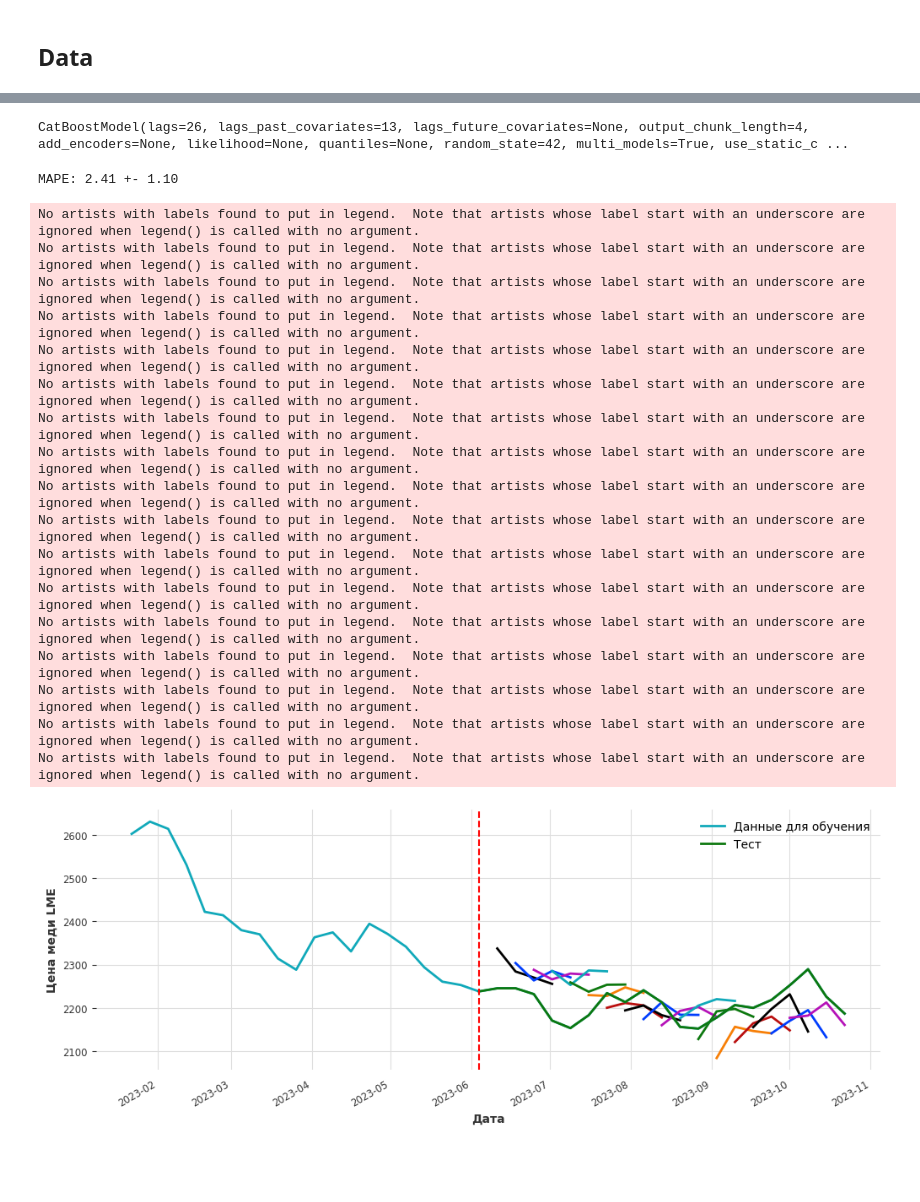
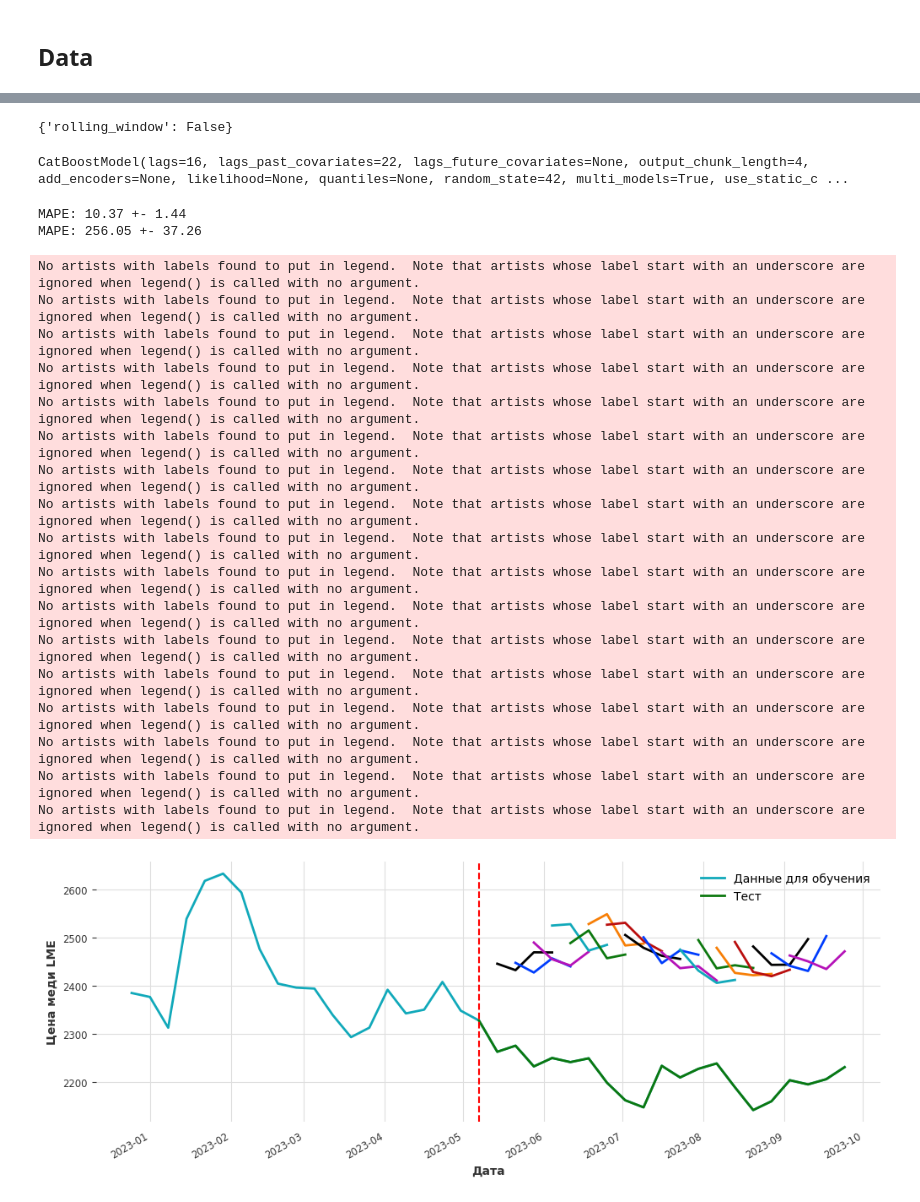
Before and after one commit to vechenn/cost-prediction-repo, a Jupyter notebook: notebooks/darts_modeling_al_Catboost.ipynb, the cells around one changed output, grey strips where cells are left out. Drawn from its saved outputs; the diff is of its cells as text; code cells hidden in the pictures; blank space fills up the shorter version.

```diff
--- a/notebooks/darts_modeling_al_Catboost.ipynb
+++ b/notebooks/darts_modeling_al_Catboost.ipynb
@@ -119,9 +74,9 @@ FORECAST_LEN = 4 # Длина прогноза
 OUT_OF_TIME_DIM = 20 # Размер отложенной выборки
 
 # Извлекаем временной ряд с ценами на alum
-data_ts = TimeSeries.from_dataframe(df, time_col='date', value_cols='lme_price_smooth')
+data_ts = TimeSeries.from_dataframe(price, time_col='date', value_cols='lme_price')
 # Извлекаем коварианты
-data_past_cov = TimeSeries.from_dataframe(df, time_col='date', value_cols=df.columns.values[1:-5])
+data_past_cov = TimeSeries.from_dataframe(df, time_col='date', value_cols=df.columns.values[1:-1])
 # Возьмем срез данных для всего процесса развития модели ts & past_cov и out-of-time выборку
 ts = data_ts[:-OUT_OF_TIME_DIM]
 past_cov = data_past_cov[:-OUT_OF_TIME_DIM]
@@ -160,0 +385,10 @@ ts.plot()
+# %%
+model_settings = {'lags': 16,
+ 'lags_past_covariates': 22,
+ 'iterations': 920,
+ 'l2_leaf_reg': 7.4,
+ 'depth': 8,
+ 'colsample_bylevel': 0.8261135275979132,
+ 'min_data_in_leaf': 172,
+ 'boosting_type': 'Ordered',
+ 'bootstrap_type': 'MVS'}
@@ -161,29 +411,33 @@ ts.plot()
+# %%
+backtest_settings
+# %% [output]
+{'rolling_window': False}
 # %%
-cbr = CatBoostModel(lags=26,
-                    lags_past_covariates=13,
-                    depth=4,
+cbr = CatBoostModel(**model_settings,
                     output_chunk_length=FORECAST_LEN,
                     eval_metric = "MAPE",
                     task_type = "CPU",
-                    thread_count = 16,
+                    thread_count = 8,
                     random_state=42)
 
 shift = max(cbr.model_params["lags"], cbr.model_params["lags_past_covariates"])
 ts_train, ts_valid = ts[ : - int(FORECAST_LEN)], ts[- int(FORECAST_LEN) - shift : ]
 past_cov_train, past_cov_valid = past_cov[ : - int(FORECAST_LEN)], past_cov[- int(FORECAST_LEN) - shift : ]
+
 cbr.fit(series=ts_train,
         past_covariates=past_cov_train,
         val_series=ts_valid,
         val_past_covariates=past_cov_valid, verbose=False
        )
 # %% [output]
-CatBoostModel(lags=26, lags_past_covariates=13, lags_future_covariates=None, output_chunk_length=4, add_encoders=None, likelihood=None, quantiles=None, random_state=42, multi_models=True, use_static_c ...
+CatBoostModel(lags=16, lags_past_covariates=22, lags_future_covariates=None, output_chunk_length=4, add_encoders=None, likelihood=None, quantiles=None, random_state=42, multi_models=True, use_static_c ...
 # %%
 # Тест без переобучения
 # %%
 start_point = 0
-out_of_time_metrics_no_refit = list()
-prediction_curves = {}
+mape_out_of_time_metrics_no_refit = list()
+mae_out_of_time_metrics_no_refit = list()
+out_of_time_prediction_curves = {}
 step = 1
 shift = max(cbr.model_params["lags"], cbr.model_params["lags_past_covariates"])
 out_of_time_ts = data_ts[-(OUT_OF_TIME_DIM + shift):]
@@ -192,42 +446,46 @@ while True:
     cur_test_input = out_of_time_ts[start_point : start_point + shift]
     past_cov_test_input = out_of_time_past_cov[start_point : start_point + shift]
     prediction = cbr.predict(int(FORECAST_LEN), series=cur_test_input, past_covariates=past_cov_test_input)
-    metric = mape(prediction, out_of_time_ts)
-    out_of_time_metrics_no_refit.append(metric)
+    mape_metric = mape(prediction, out_of_time_ts)
+    mae_metric = mae(prediction, out_of_time_ts)
+    mape_out_of_time_metrics_no_refit.append(mape_metric)
+    mae_out_of_time_metrics_no_refit.append(mae_metric)
     start_point+=step
-    prediction_curves[start_point]=prediction
+    out_of_time_prediction_curves[start_point]=prediction
     if start_point + shift + int(FORECAST_LEN) > len(out_of_time_ts):
         break
 
-print("MAPE: {:.2f} +- {:.2f}".format(np.mean(out_of_time_metrics_no_refit), np.std(out_of_time_metrics_no_refit)))
+print("MAPE: {:.2f} +- {:.2f}".format(np.mean(mape_out_of_time_metrics_no_refit), np.std(mape_out_of_time_metrics_no_refit)))
+print("MAPE: {:.2f} +- {:.2f}".format(np.mean(mae_out_of_time_metrics_no_refit), np.std(mae_out_of_time_metrics_no_refit)))
 # %% [output]
-MAPE: 2.41 +- 1.10
+MAPE: 10.37 +- 1.44
+MAPE: 256.05 +- 37.26
 # %%
 fig, ax = plt.subplots(figsize=(12, 4))
-for key, value in prediction_curves.items():
+for key, value in out_of_time_prediction_curves.items():
     value.plot(label=None)
 data_ts[-2*OUT_OF_TIME_DIM:].plot(label='Данные для обучения')
 data_ts[-OUT_OF_TIME_DIM-1:].plot(label='Тест')
 ax.set_ylabel('Цена меди LME');
 ax.set_xlabel('Дата');
 l1 = ax.axvline(x=ts.end_time(), color='r', linestyle='--', linewidth=1.5)
-plt.savefig('pic3.png', dpi=400, format='png')
+#plt.savefig('pic3.png', dpi=400, format='png')
 # %% [output]
 No artists with labels found to put in legend.  Note that artists whose label start with an underscore are ignored when legend() is called with no argument.
 No artists with labels found to put in legend.  Note that artists whose label start with an underscore are ignored when legend() is called with no argument.
 No artists with labels found to put in legend.  Note that artists whose label start with an underscore are ignored when legend() is called with no argument.
 No artists with labels found to put in legend.  Note that artists whose label start with an underscore are ignored when legend() is called with no argument.
 No artists with labels found to put in legend.  Note that artists whose label start with an underscore are ignored when legend() is called with no argument.
 No artists with labels found to put in legend.  Note that artists whose label start with an underscore are ignored when legend() is called with no argument.
 No artists with labels found to put in legend.  Note that artists whose label start with an underscore are ignored when legend() is called with no argument.
 No artists with labels found to put in legend.  Note that artists whose label start with an underscore are ignored when legend() is called with no argument.
 No artists with labels found to put in legend.  Note that artists whose label start with an underscore are ignored when legend() is called with no argument.
 No artists with labels found to put in legend.  Note that artists whose label start with an underscore are ignored when legend() is called with no argument.
 No artists with labels found to put in legend.  Note that artists whose label start with an underscore are ignored when legend() is called with no argument.
 No artists with labels found to put in legend.  Note that artists whose label start with an underscore are ignored when legend() is called with no argument.
 No artists with labels found to put in legend.  Note that artists whose label start with an underscore are ignored when legend() is called with no argument.
 No artists with labels found to put in legend.  Note that artists whose label start with an underscore are ignored when legend() is called with no argument.
 No artists with labels found to put in legend.  Note that artists whose label start with an underscore are ignored when legend() is called with no argument.
 No artists with labels found to put in legend.  Note that artists whose label start with an underscore are ignored when legend() is called with no argument.
 No artists with labels found to put in legend.  Note that artists whose label start with an underscore are ignored when legend() is called with no argument.
-[figure, old version]
+[figure, new version]
```
Also changed, not shown: parts of 99 cells of this notebook.
